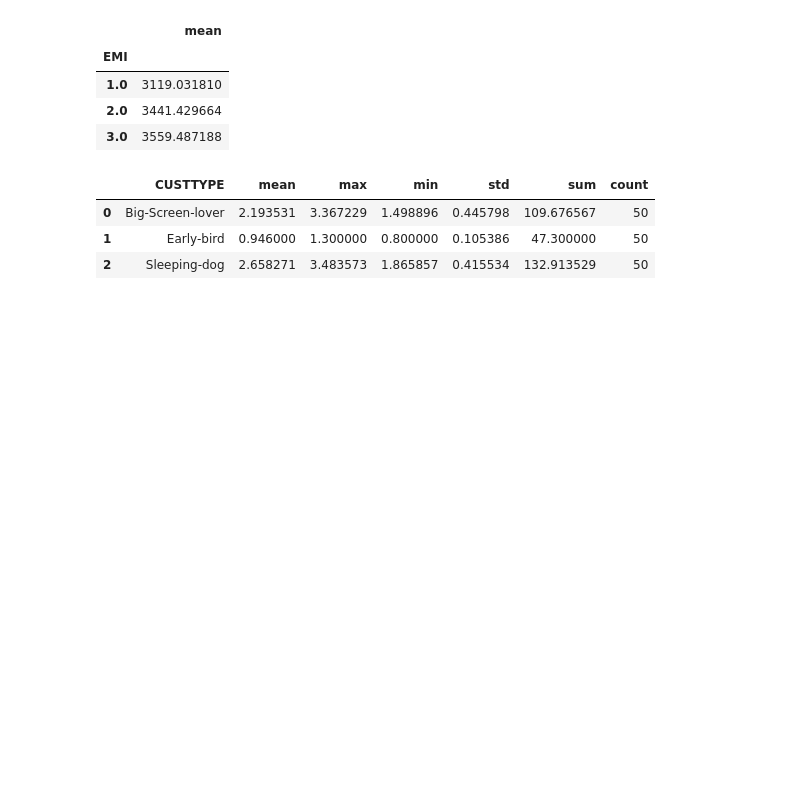
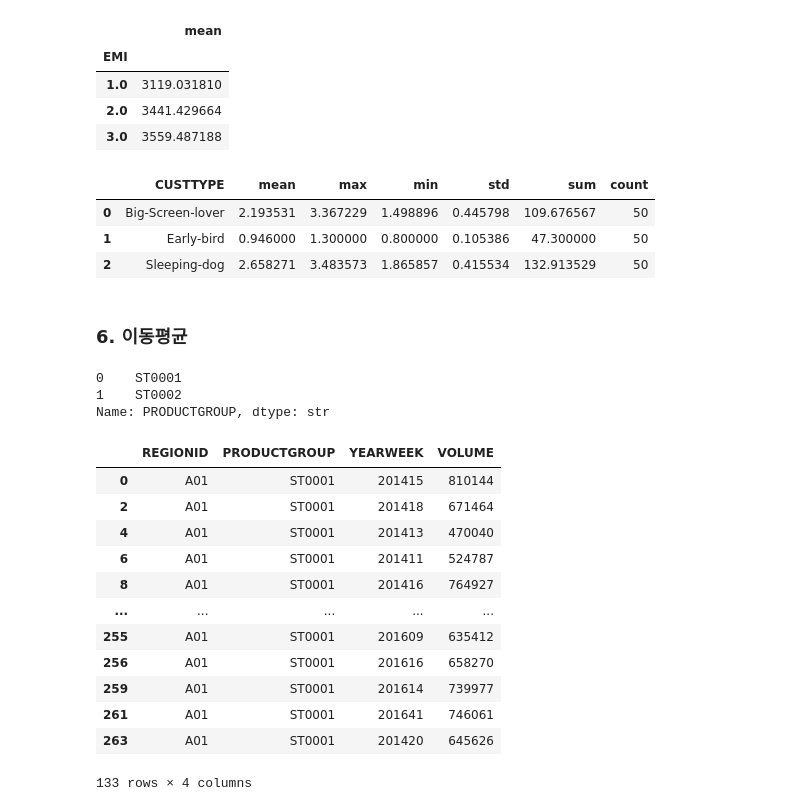
Before and after one commit to YunHwa0905/fintech-dev-portfolio, a Jupyter notebook: 05.data/codeset/01.data_analysis.ipynb, the cells around one changed output. Cells and saved outputs as stored; diff of their text form; code cells hidden in the pictures; blank space fills up the shorter version.

```diff
--- a/05.data/codeset/01.data_analysis.ipynb
+++ b/05.data/codeset/01.data_analysis.ipynb
@@ -331,3 +331,5 @@ customerData.groupby(by=groupKey)["PRODUCTAGE"].agg(["mean", "max", "min", "std"
 | 0 | Big-Screen-lover | 2.193531 | 3.367229 | 1.498896 | 0.445798 | 109.676567 | 50 |
 | 1 | Early-bird | 0.946000 | 1.300000 | 0.800000 | 0.105386 | 47.300000 | 50 |
 | 2 | Sleeping-dog | 2.658271 | 3.483573 | 1.865857 | 0.415534 | 132.913529 | 50 |
+# %% [markdown]
+### 6. 이동평균
@@ -333,0 +338,29 @@ customerData.groupby(by=groupKey)["PRODUCTAGE"].agg(["mean", "max", "min", "std"
+# %%
+kopoData.PRODUCTGROUP.drop_duplicates()
+# %% [output]
+0    ST0001
+1    ST0002
+Name: PRODUCTGROUP, dtype: str
+# %%
+# ST0001 데이터만 선택
+targetProduct = "ST0001"
+st0001Data = kopoData.loc[kopoData.PRODUCTGROUP == targetProduct]
+st0001Data.shape
+st0001Data
+
+# 데이터를 정렬한다 (기본키): null 가질 수 없고 데이터에서 중복을 허락하지 않는 컬럼
+# 기본키: REGIONID, PRODUCTGROUP, YEARWEEK
+# %% [output]
+|  | REGIONID | PRODUCTGROUP | YEARWEEK | VOLUME |
+| 0 | A01 | ST0001 | 201415 | 810144 |
+| 2 | A01 | ST0001 | 201418 | 671464 |
+| 4 | A01 | ST0001 | 201413 | 470040 |
+| 6 | A01 | ST0001 | 201411 | 524787 |
+| 8 | A01 | ST0001 | 201416 | 764927 |
+| ... | ... | ... | ... | ... |
+| 255 | A01 | ST0001 | 201609 | 635412 |
+| 256 | A01 | ST0001 | 201616 | 658270 |
+| 259 | A01 | ST0001 | 201614 | 739977 |
+| 261 | A01 | ST0001 | 201641 | 746061 |
+| 263 | A01 | ST0001 | 201420 | 645626 |
+133 rows × 4 columns
```
Also changed, not shown: parts of 10 cells of this notebook, 1 other file.
